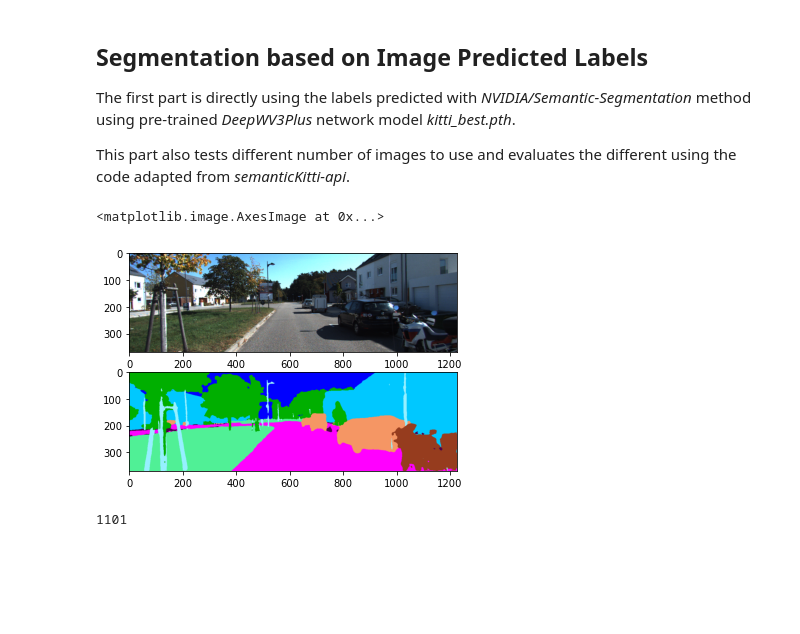
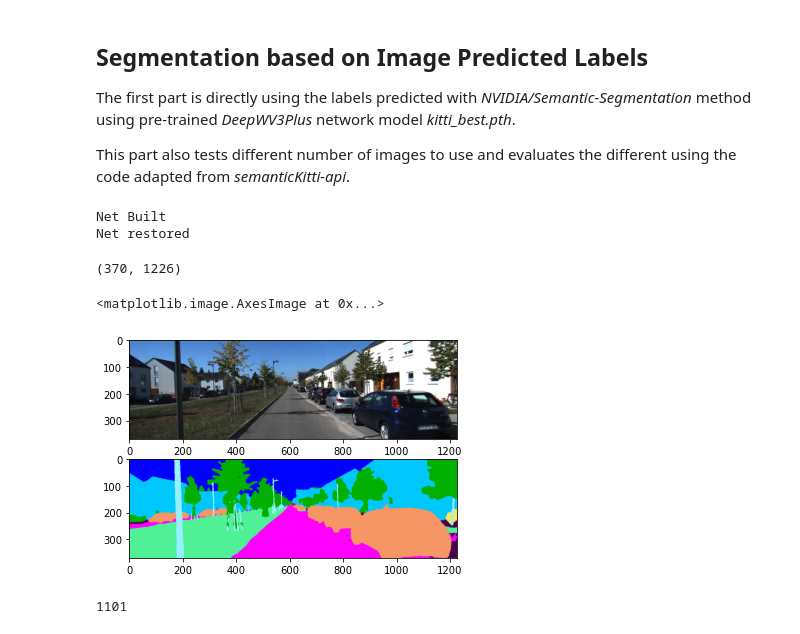
Before and after one commit to TimKHuang/CameraAssistedPointCloudSegmentation, a Jupyter notebook: main.ipynb, the cells around one changed output. Saved outputs shown, nothing was run; the diff lists cells and outputs as text; code cells hidden in the pictures; blank space fills up the shorter version.

Commit message:
use runtime prediction in demo

```diff
--- a/main.ipynb
+++ b/main.ipynb
@@ -27,4 +34,8 @@ calibration data and *SemanticKitti* for corresponding labels.
 # %%
+## DATASET SETTINGS
+seq = '06'
 kitti_dataset_path = r'../kitti-dataset'
-seq = '06'
+snapshot = r'./kitti_best.pth'
+
+## LOAD DATASET
 kitti_dataset = pykitti.odometry(kitti_dataset_path, sequence=seq)
@@ -50,18 +51,38 @@ image_label = [
-# %%
-sample_index = np.random.randint(len(kitti_dataset))
-
-img = kitti_dataset.get_cam2(sample_index)
-label = image_label[sample_index]
-colored_pred = np.array([
-    [kitti_colors[i] for i in row] for row in label
-])
-
-fig, axs = plt.subplots(2)
-axs[0].imshow(img)
-axs[1].imshow(colored_pred)
-# %% [output]
-<matplotlib.image.AxesImage at 0x...>
-[figure, removed]
+# %%
+# Load Pretrained weights to the network
+net = DeepWV3Plus()
+net = torch.nn.DataParallel(net).cuda()
+print('Net Built')
+
+loaded_dict = torch.load(snapshot, map_location=torch.device('cpu'))
+net.load_state_dict(loaded_dict['state_dict'])
+net.eval()
+print('Net restored')
+# %% [output]
+Net Built
+Net restored
+# %%
+# Generate Random Image
+sample_index = np.random.randint(len(kitti_dataset))
+sample_img = kitti_dataset.get_cam2(sample_index)
+
+# Generate Predictions
+with torch.no_grad():
+    img_tensor = img_transform(sample_img)
+    pred = net(img_tensor.unsqueeze(0).cuda())
+    pred = pred.cpu().numpy().squeeze()
+    pred = np.argmax(pred, axis=0)
+
+colored_pred = kitti_colorize(city2kitti_translate(pred))
+
+# Draw the images
+fig, axs = plt.subplots(2)
+axs[0].imshow(sample_img)
+axs[1].imshow(colored_pred)
+# %% [output]
+(370, 1226)
+<matplotlib.image.AxesImage at 0x...>
+[figure, added]
 # %%
 velo_label_path = f'../kitti-dataset/sequences/{seq}/labels'
 
```
Also changed, not shown: parts of 5 cells of this notebook, 4 other files.
